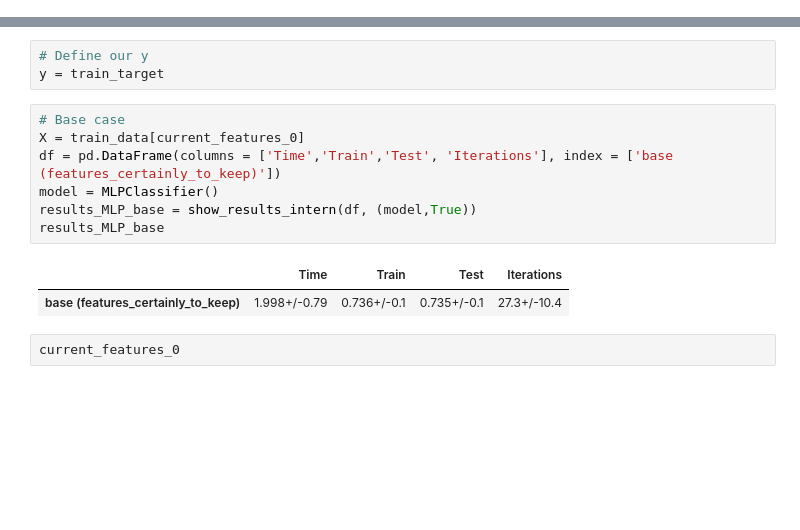
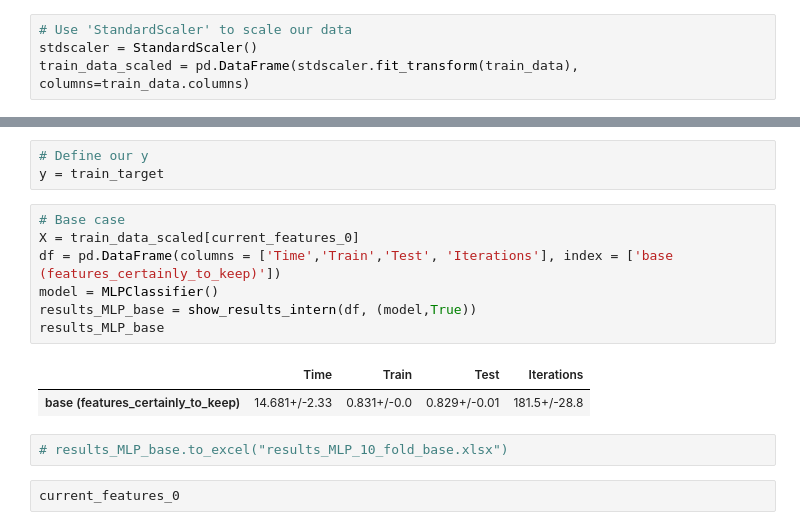
Before and after one commit to ph1001/Group-Project-Machine-Learning-Group-50, a Jupyter notebook: Notebooks/20201223_HV_PM.ipynb, the cells around one changed output, grey strips where cells are left out. Drawn from its saved outputs; the diff is of its cells as text; blank space fills up the shorter version.

```diff
--- a/Notebooks/20201223_HV_PM.ipynb
+++ b/Notebooks/20201223_HV_PM.ipynb
@@ -1274,0 +1357,4 @@ train_data_selected_2 = train_data[features_to_keep_2]
+# %%
+# Use 'StandardScaler' to scale our data
+stdscaler = StandardScaler()
+train_data_scaled = pd.DataFrame(stdscaler.fit_transform(train_data), columns=train_data.columns)
@@ -1348,14 +1487,16 @@ current_features_0 = features_certainly_to_keep
 y = train_target
 # %%
 # Base case
-X = train_data[current_features_0]
+X = train_data_scaled[current_features_0]
 df = pd.DataFrame(columns = ['Time','Train','Test', 'Iterations'], index = ['base (features_certainly_to_keep)'])
 model = MLPClassifier()
 results_MLP_base = show_results_intern(df, (model,True))
 results_MLP_base
 # %% [output]
 |  | Time | Train | Test | Iterations |
-| base (features_certainly_to_keep) | 1.998+/-0.79 | 0.736+/-0.1 | 0.735+/-0.1 | 27.3+/-10.4 |
+| base (features_certainly_to_keep) | 14.681+/-2.33 | 0.831+/-0.0 | 0.829+/-0.01 | 181.5+/-28.8 |
+# %%
+# results_MLP_base.to_excel("results_MLP_10_fold_base.xlsx")
 # %%
 current_features_0
 # %% [output]
```
Also changed, not shown: parts of 71 cells of this notebook, 7 other files.
